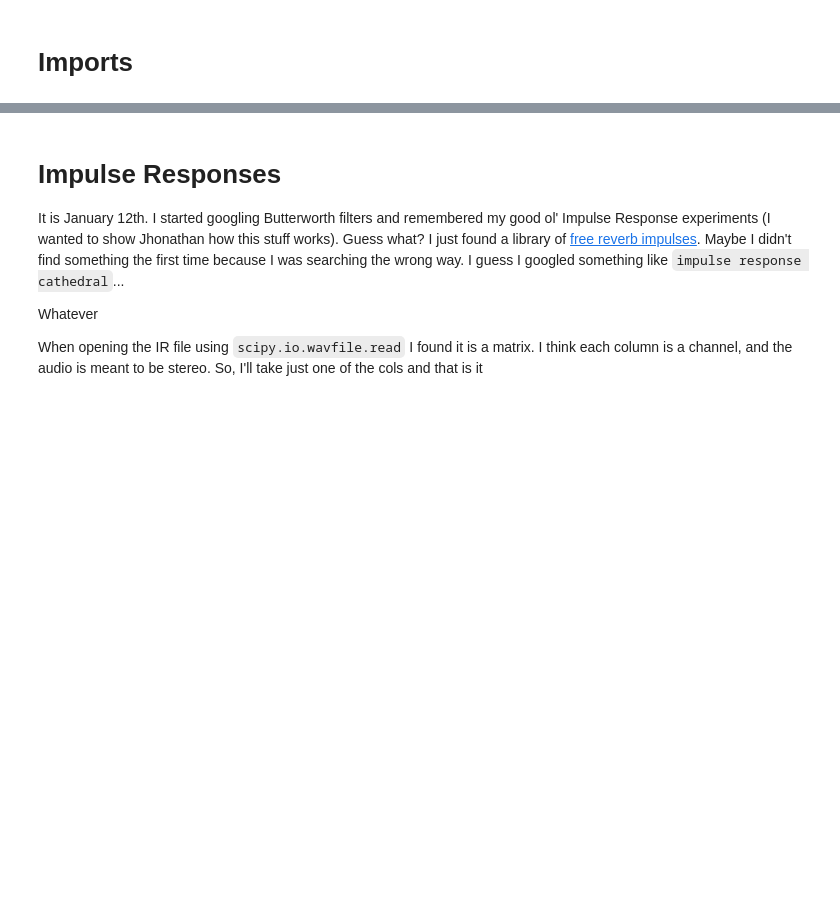
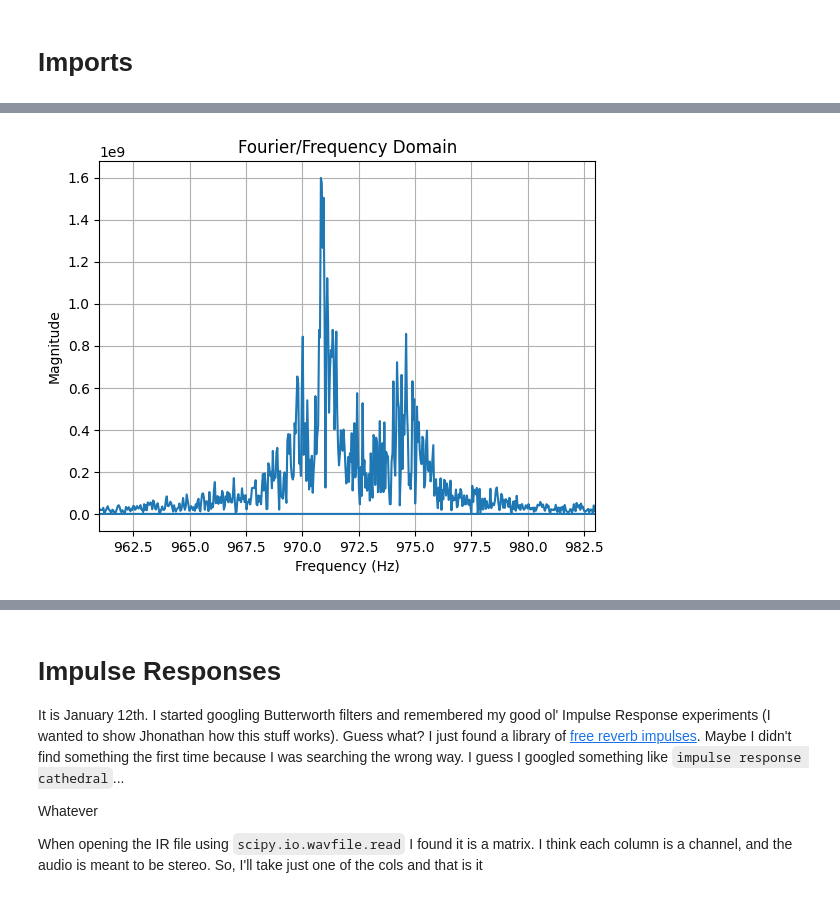
Before and after one commit to mtxslv/audio-processing-with-python, a Jupyter notebook: notebooks/audio_experiments.ipynb, the cells around one changed output, grey strips where cells are left out. Cells and saved outputs as stored; diff of their text form; code cells hidden in the pictures; blank space fills up the shorter version.

```diff
--- a/notebooks/audio_experiments.ipynb
+++ b/notebooks/audio_experiments.ipynb
@@ -45,0 +166,4 @@ plt.plot(data)
+# %%
+plot_audio_in_frequency(xf, yf,[961,983])
+# %% [output]
+[figure, added]
```
Also changed, not shown: parts of 34 cells of this notebook.
